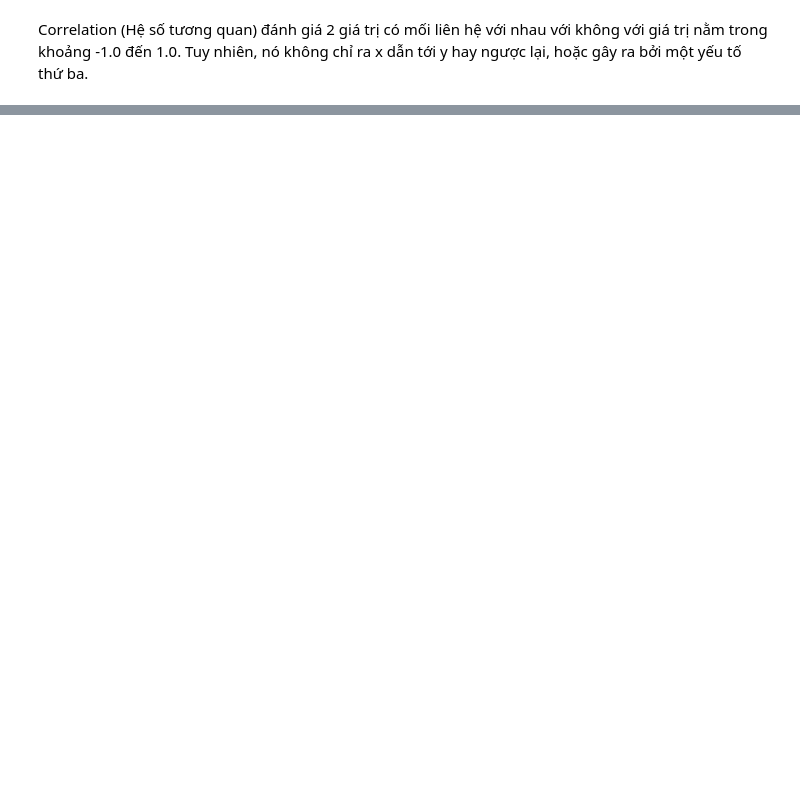
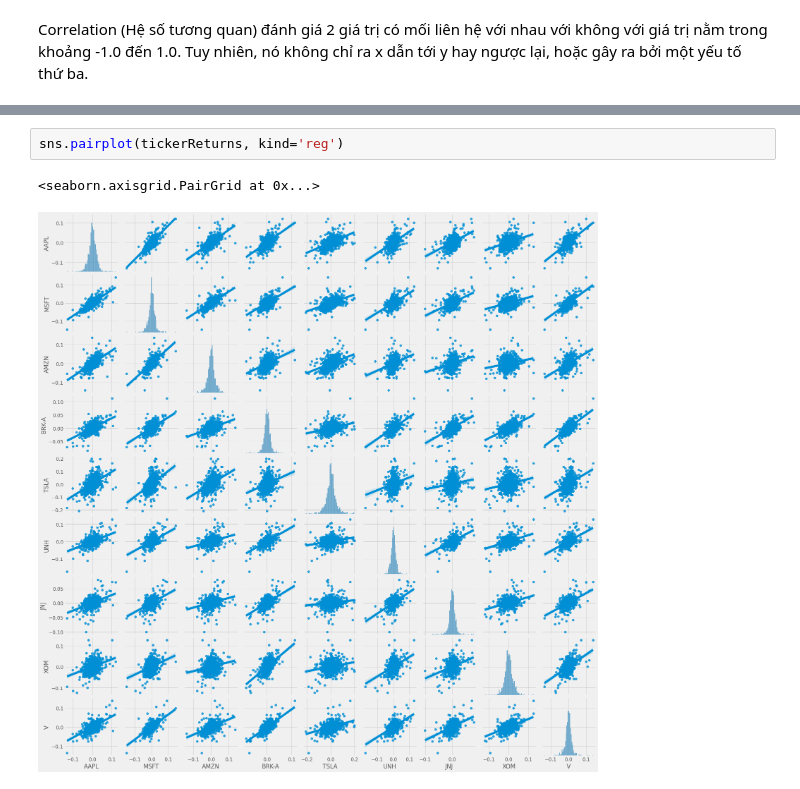
Before and after one commit to le-quoctrung/Introducrtion-to-Data-Science, a Jupyter notebook: data-exploratory.ipynb, the cells around one changed output, grey strips where cells are left out. Drawn from its saved outputs; the diff is of its cells as text; blank space fills up the shorter version.

```diff
--- a/data-cleaning&exploratory.ipynb
+++ b/data-exploratory.ipynb
@@ -654,0 +727,5 @@ ValueError: Length of values (1008) does not match length of index (10)
+# %%
+sns.pairplot(tickerReturns, kind='reg')
+# %% [output]
+<seaborn.axisgrid.PairGrid at 0x...>
+[figure, added]
```
Also changed, not shown: parts of 21 cells of this notebook.
